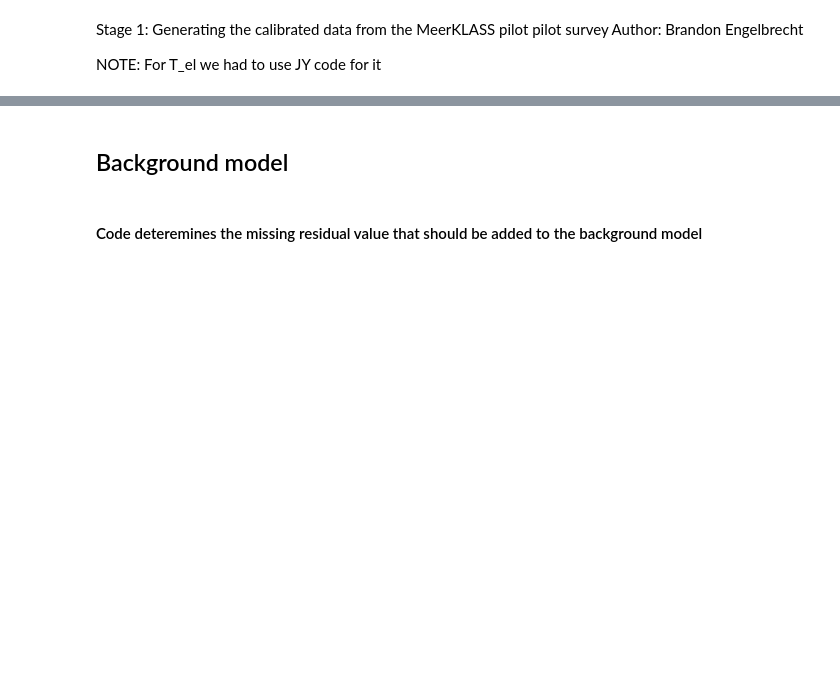
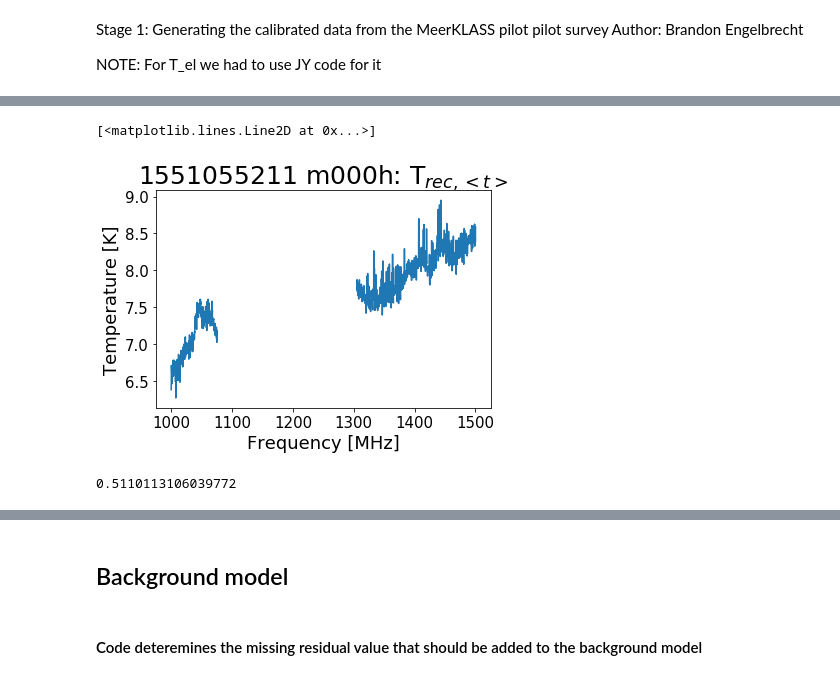
Before and after one commit to vitoria-ab/satellite_RFI-mine, a Jupyter notebook: Notebooks/MKAT_recalibration/Generating_Calibrated_Data_BGM.ipynb, the cells around one changed output, grey strips where cells are left out. Cells and saved outputs as stored; diff of their text form; code cells hidden in the pictures; blank space fills up the shorter version.

```diff
--- a/Notebooks/MKAT_recalibration/Generating_Calibrated_Data_BGM.ipynb
+++ b/Notebooks/MKAT_recalibration/Generating_Calibrated_Data_BGM.ipynb
@@ -320,0 +346,15 @@ Can pickle in the info
+# %%
+fig, ax = plt.subplots(figsize=(6, 4))
+
+ax.set_title(r''+str(pm.file)+' '+good_antenna[0][1]+'h: T$_{rec, <t>}$')
+ax.set_ylabel('Temperature [K]')
+ax.set_xlabel('Frequency [MHz]')
+
+ax.plot(freq_band, np.ma.mean(d3_h_smaller, axis=0))
+# %% [output]
+[<matplotlib.lines.Line2D at 0x...>]
+[figure, added]
+# %%
+np.ma.std(d3_h_smaller)
+# %% [output]
+0.5110113106039772
```
Also changed, not shown: parts of 129 cells of this notebook, 2 other files.
